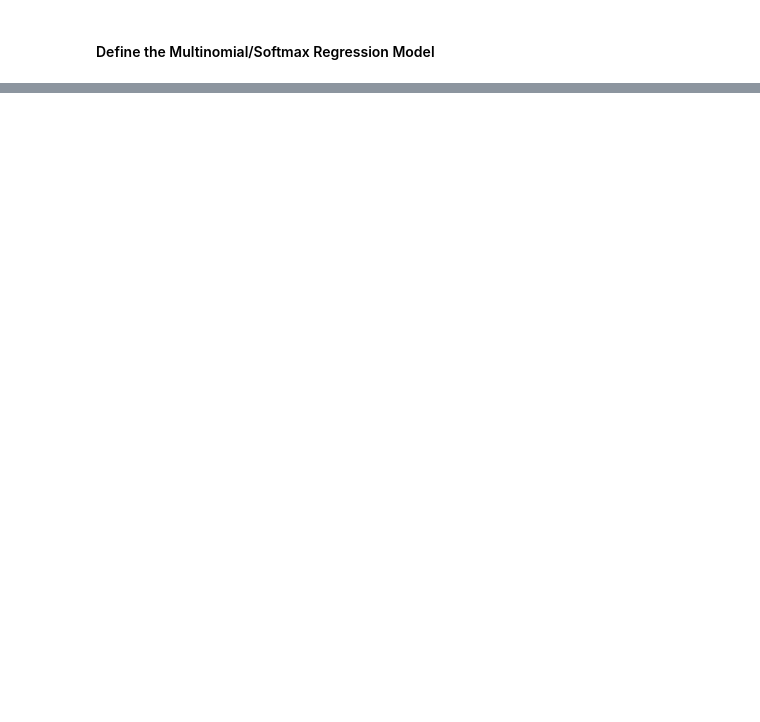
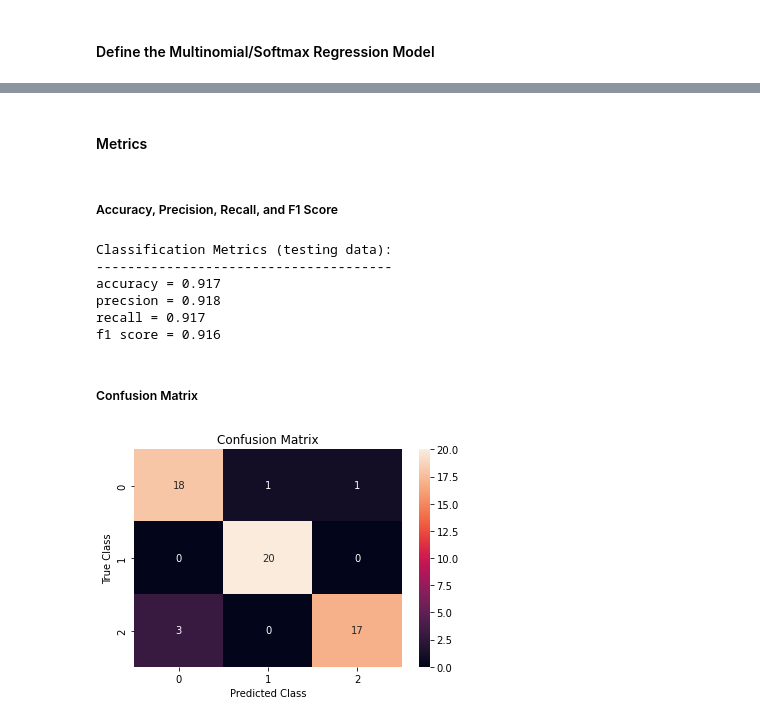
Before and after one commit to jacobdwatters/Machine-Learning-Basics, a Jupyter notebook: logistic_regression/01_logistic_regression_numpy.ipynb, the cells around one changed output, grey strips where cells are left out. Cells and saved outputs as stored; diff of their text form; code cells hidden in the pictures; blank space fills up the shorter version.

```diff
--- a/logistic_regression/01_logistic_regression_numpy.ipynb
+++ b/logistic_regression/01_logistic_regression_numpy.ipynb
@@ -683,0 +669,5 @@ ValueError: ignored
+# %%
+softreg = SoftmaxRegression()
+softreg.fit(X_train3, y_train3)
+
+print('Model parameters:\n', np.round(softreg.w, 3))
@@ -683,0 +681,5 @@ ValueError: ignored
+# %%
+y_pred4 = softreg.predict(X_test3)
+
+print('Actual Classes:', np.argmax(y_test3, axis=1))
+print('Predicted Classes:', y_pred4)
@@ -683,0 +710,31 @@ ValueError: ignored
+# %% [markdown]
+#### Metrics
+# %% [markdown]
+##### Accuracy, Precision, Recall, and F1 Score
+# %%
+y_pred4_onehot = one_hot_encode(y_pred4)
+
+print('Classification Metrics (testing data):\n' + '-'*38)
+print('accuracy = %.3f' % accuracy(y_test3_class, y_pred4))
+print('precsion = %.3f' % precision_mult(y_test3, y_pred4_onehot))
+print('recall = %.3f' % recall_mult(y_test3, y_pred4_onehot))
+print('f1 score = %.3f' % f1_mult(y_test3, y_pred4_onehot))
+# %% [output]
+Classification Metrics (testing data):
+--------------------------------------
+accuracy = 0.917
+precsion = 0.918
+recall = 0.917
+f1 score = 0.916
+# %% [markdown]
+##### Confusion Matrix
+# %%
+cf = conf_mat(y_test3_class, y_pred4)
+
+sns.heatmap(cf, annot=True)
+plt.title('Confusion Matrix')
+plt.ylabel('True Class')
+plt.xlabel('Predicted Class')
+plt.show()
+# %% [output]
+[figure, added]
```
Also changed, not shown: parts of 9 cells of this notebook.
